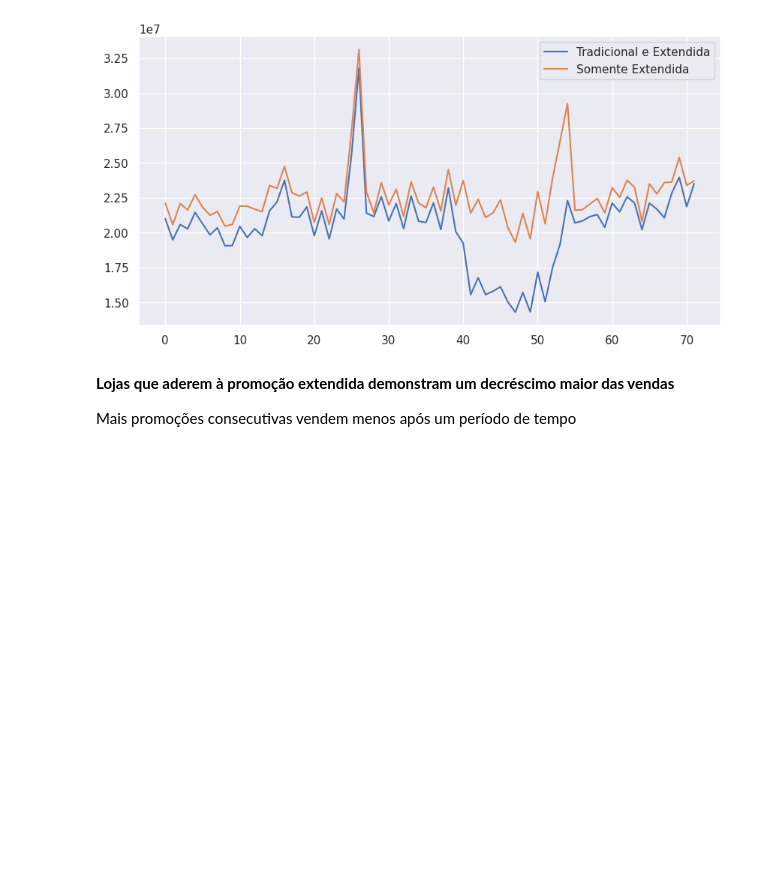
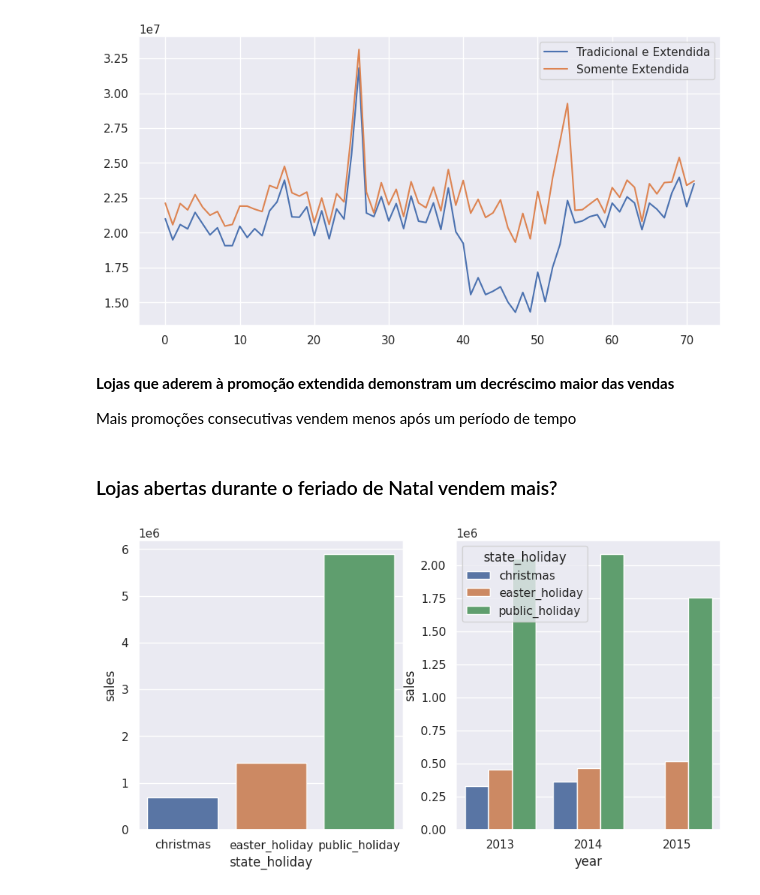
Before and after one commit to BLayus/Previs-o-do-Valor-de-Vendas, a Jupyter notebook: Rossmann_Store_Sales_Prediction.ipynb, the cells around one changed output. Cells and saved outputs as stored; diff of their text form; code cells hidden in the pictures; blank space fills up the shorter version.

```diff
--- a/Rossmann_Store_Sales_Prediction.ipynb
+++ b/Rossmann_Store_Sales_Prediction.ipynb
@@ -1046,3 +1053,20 @@ ax.legend (labels= ('Tradicional e Extendida', 'Somente Extendida'))
 **Lojas que aderem à promoção extendida demonstram um decréscimo maior das vendas**
 
 Mais promoções consecutivas vendem menos após um período de tempo
+# %% [markdown]
+### Lojas abertas durante o feriado de Natal vendem mais?
+# %%
+# Plotando as vendas nos dias de feriado
+
+# Filtrar apenas os valores que são feriados
+aux = df3[df3['state_holiday'] != 'regular_day']
+
+plt.subplot(1,2,1)
+aux_sh = aux[['state_holiday', 'sales']].groupby('state_holiday').sum().reset_index()
+sns.barplot(x= 'state_holiday', y= 'sales', data= aux_sh);
+
+plt.subplot(1,2,2)
+aux_sh2 = aux[['year', 'state_holiday', 'sales']].groupby(['year', 'state_holiday']).sum().reset_index()
+sns.barplot(x= 'year', y= 'sales', hue= 'state_holiday', data= aux_sh2);
+# %% [output]
+[figure, added]
```
Also changed, not shown: parts of 32 cells of this notebook.
